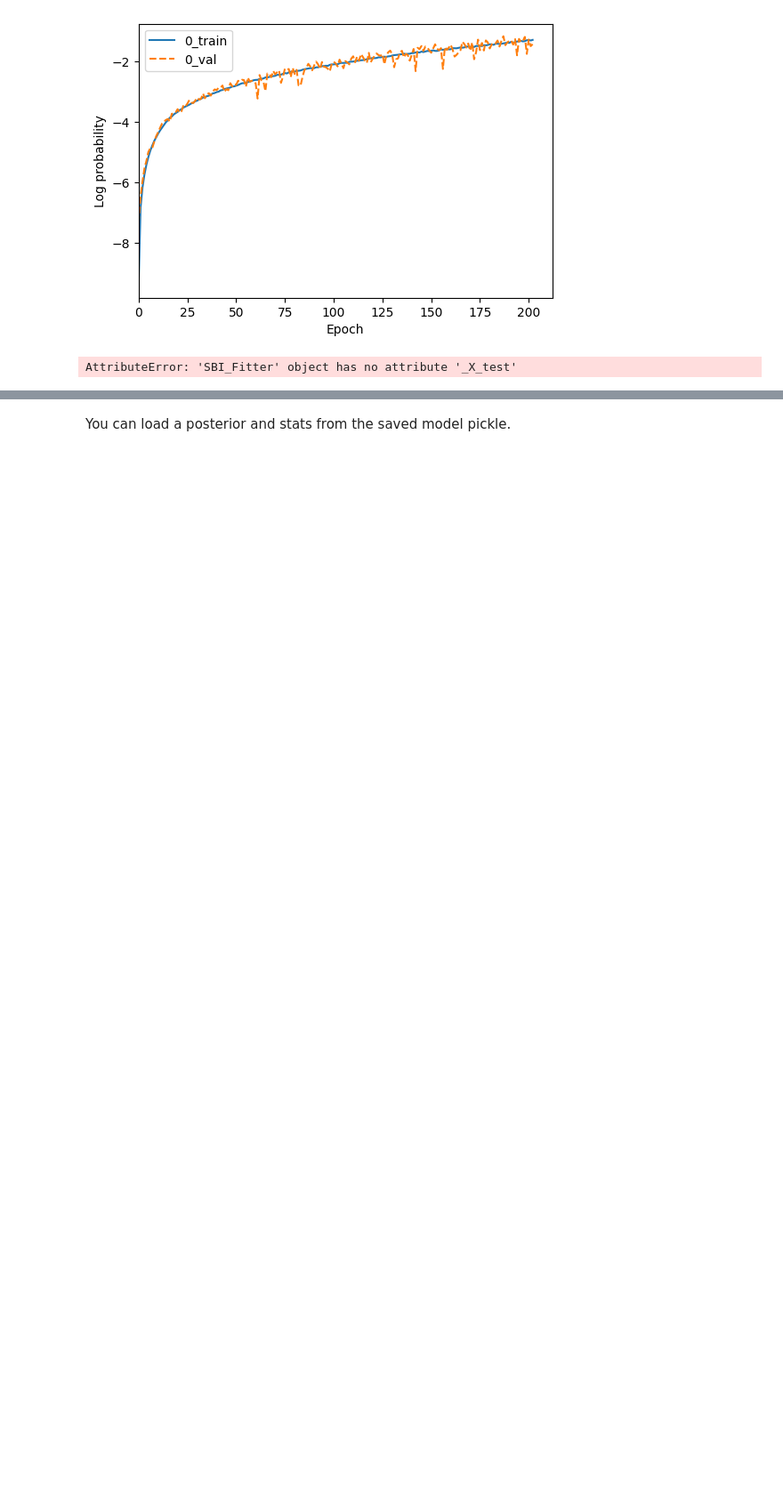
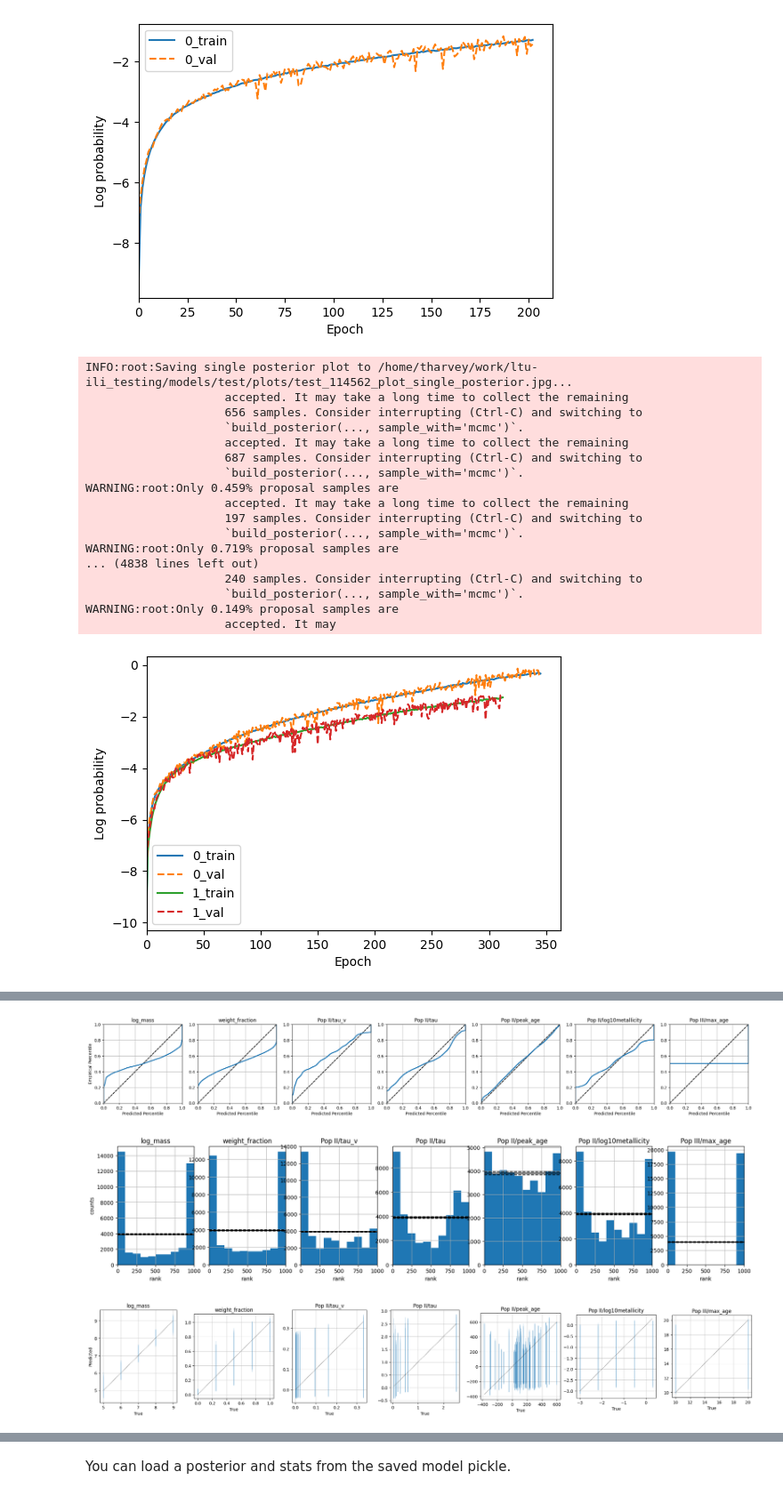
Before and after one commit to synthesizer-project/synference, a Jupyter notebook: scripts/train_model.ipynb, the cells around one changed output, grey strips where cells are left out. Shown at 89% size. Drawn from its saved outputs; the diff is of its cells as text; code cells hidden in the pictures; blank space fills up the shorter version.

Commit message:
Updating notebook with plots

```diff
--- a/scripts/train_model.ipynb
+++ b/scripts/train_model.ipynb
@@ -44,9 +53,23 @@ fitter.plot_loss(fitter.stats)
 # %% [output]
 [figure]
 # %%
-fitter.plot_diagnostics(X_train=fitter._X_train,
-                        X_test=fitter._X_test,
-                        y_test=fitter._y_test,
-                        y_train=fitter._y_train)
+fitter.plot_diagnostics()
 # %% [output]
-AttributeError: 'SBI_Fitter' object has no attribute '_X_test'
+INFO:root:Saving single posterior plot to /home/tharvey/work/ltu-ili_testing/models/test/plots/test_114562_plot_single_posterior.jpg...
+                    accepted. It may take a long time to collect the remaining
+                    656 samples. Consider interrupting (Ctrl-C) and switching to
+                    `build_posterior(..., sample_with='mcmc')`.
+                    accepted. It may take a long time to collect the remaining
+                    687 samples. Consider interrupting (Ctrl-C) and switching to
+                    `build_posterior(..., sample_with='mcmc')`.
+WARNING:root:Only 0.459% proposal samples are
+                    accepted. It may take a long time to collect the remaining
+                    197 samples. Consider interrupting (Ctrl-C) and switching to
+                    `build_posterior(..., sample_with='mcmc')`.
+WARNING:root:Only 0.719% proposal samples are
+... (4838 lines left out)
+                    240 samples. Consider interrupting (Ctrl-C) and switching to
+                    `build_posterior(..., sample_with='mcmc')`.
+WARNING:root:Only 0.149% proposal samples are
+                    accepted. It may
+[figure, added]
@@ -52,0 +77,3 @@ AttributeError: 'SBI_Fitter' object has no attribute '_X_test'
+[figure, added]
+[figure, added]
+[figure, added]
```
Also changed, not shown: parts of 5 cells of this notebook, 3 other files.
